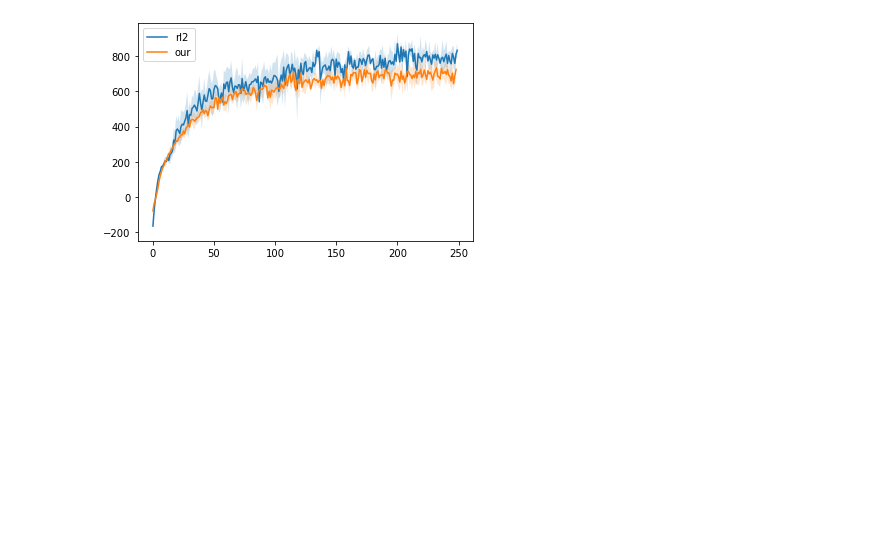
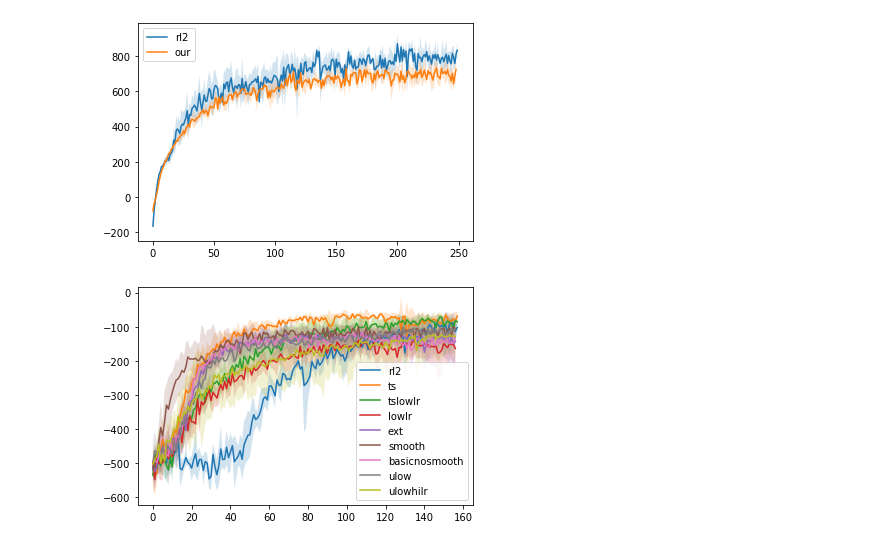
Before and after one commit to riccardopoiani/trio-non-stationary-meta-rl, a Jupyter notebook: notebooks/view_results.ipynb, the cells around one changed output. Saved outputs shown, nothing was run; the diff lists cells and outputs as text; code cells hidden in the pictures; blank space fills up the shorter version.

```diff
--- a/notebooks/view_results.ipynb
+++ b/notebooks/view_results.ipynb
@@ -947,3 +947,20 @@ labels = ['rl2', 'our']
 r = plot_eval(files, labels)
 # %% [output]
 [figure]
+# %%
+files = ["../result/cheetahvelv2all/rl2400/",
+         "../result/cheetahvelv2all/tsoptfin/",
+         "../result/cheetahvelv2all/tsoptfinlowlr/",
+         "../result/cheetahvelv2all/oursextlowlr/",
+         "../result/cheetahvelv2all/oursext/",
+         "../result/cheetahvelv2all/oursextsmooth/",
+         "../result/cheetahvelv2all/oursextnosmooth/",
+         "../result/cheetahvelv2all/oursextulow/",
+         "../result/cheetahvelv2all/oursextulowhilr/"
+        ]
+
+labels = ['rl2', 'ts', 'tslowlr','lowlr', 'ext', 'smooth', 'basicnosmooth', 'ulow', 'ulowhilr']
+
+r = plot_eval(files, labels)
+# %% [output]
+[figure, added]
```
Also changed, not shown: parts of 5 cells of this notebook, 53 other files.
